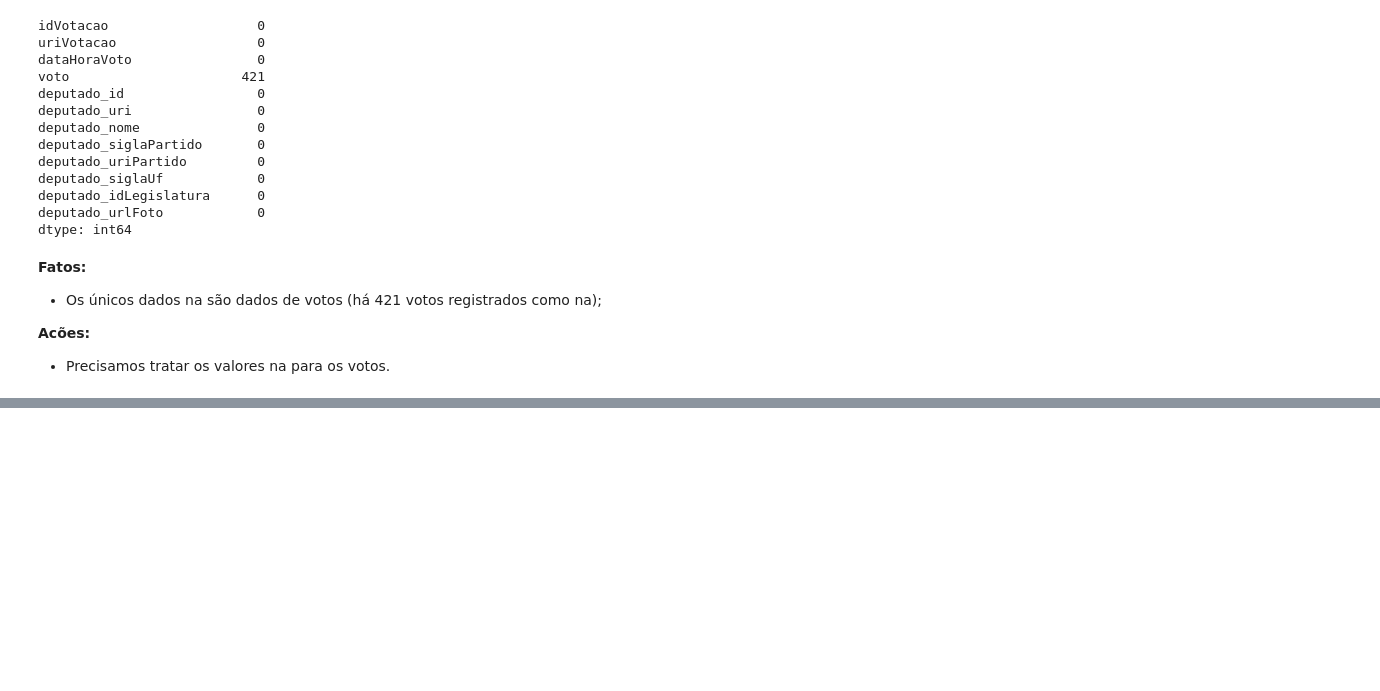
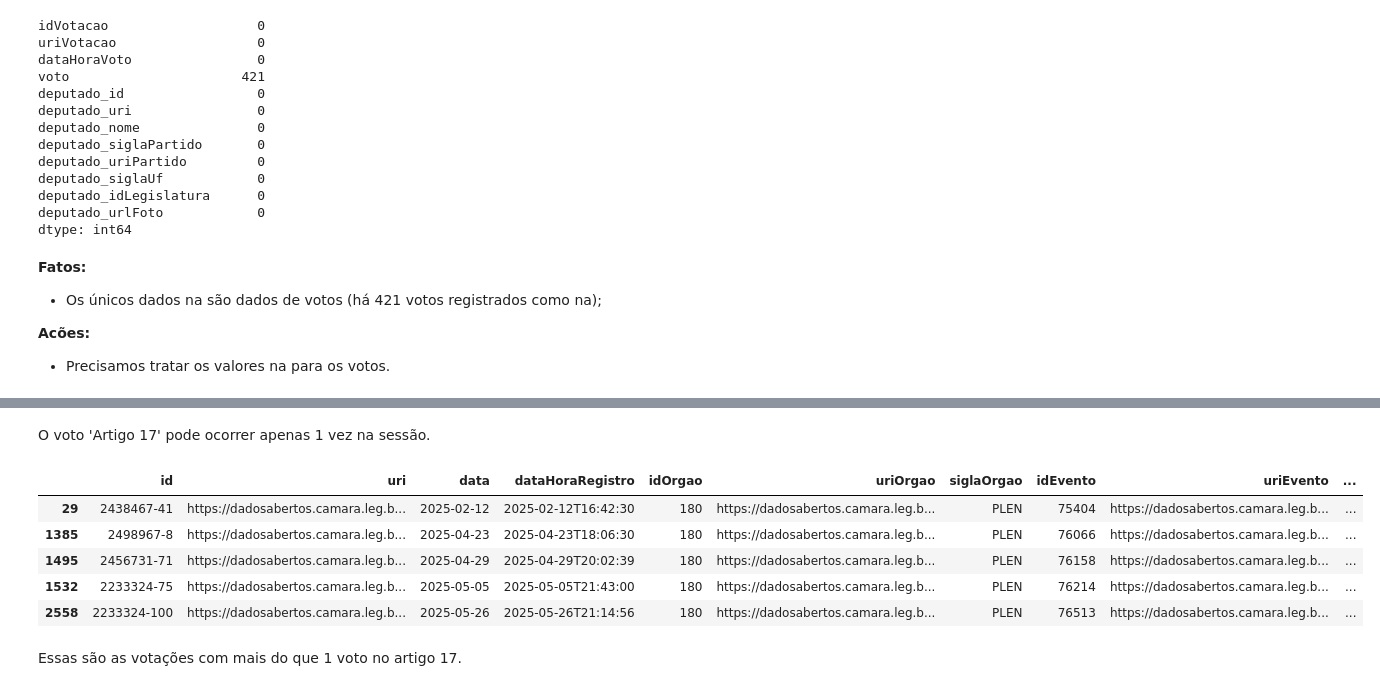
Before and after one commit to brucelucien/2026-02-ppgi-ia-trabalho-final, a Jupyter notebook: codigo/etapa_02_entendimento_dos_dados.ipynb, the cells around one changed output, grey strips where cells are left out. Cells and saved outputs as stored; diff of their text form; code cells hidden in the pictures; blank space fills up the shorter version.

```diff
--- a/codigo/etapa_02_entendimento_dos_dados.ipynb
+++ b/codigo/etapa_02_entendimento_dos_dados.ipynb
@@ -159,0 +308,19 @@ dtype: int64
+# %% [markdown]
+O voto 'Artigo 17' pode ocorrer apenas 1 vez na sessão.
+# %%
+ids_votacoes_com_mais_de_um_voto_artigo_17 = []
+for idVotacao, votacoes in df_votos[df_votos["voto"] == "Artigo 17"].groupby(
+    "idVotacao"
+):
+    if votacoes["idVotacao"].count() > 1:
+        ids_votacoes_com_mais_de_um_voto_artigo_17.append(idVotacao)
+df_votacoes[df_votacoes["id"].isin(ids_votacoes_com_mais_de_um_voto_artigo_17)].head(5)
+# %% [output]
+|  | id | uri | data | dataHoraRegistro | idOrgao | uriOrgao | siglaOrgao | idEvento | uriEvento | ... |
+| 29 | 2438467-41 | https://dadosabertos.camara.leg.b... | 2025-02-12 | 2025-02-12T16:42:30 | 180 | https://dadosabertos.camara.leg.b... | PLEN | 75404 | https://dadosabertos.camara.leg.b... | ... |
+| 1385 | 2498967-8 | https://dadosabertos.camara.leg.b... | 2025-04-23 | 2025-04-23T18:06:30 | 180 | https://dadosabertos.camara.leg.b... | PLEN | 76066 | https://dadosabertos.camara.leg.b... | ... |
+| 1495 | 2456731-71 | https://dadosabertos.camara.leg.b... | 2025-04-29 | 2025-04-29T20:02:39 | 180 | https://dadosabertos.camara.leg.b... | PLEN | 76158 | https://dadosabertos.camara.leg.b... | ... |
+| 1532 | 2233324-75 | https://dadosabertos.camara.leg.b... | 2025-05-05 | 2025-05-05T21:43:00 | 180 | https://dadosabertos.camara.leg.b... | PLEN | 76214 | https://dadosabertos.camara.leg.b... | ... |
+| 2558 | 2233324-100 | https://dadosabertos.camara.leg.b... | 2025-05-26 | 2025-05-26T21:14:56 | 180 | https://dadosabertos.camara.leg.b... | PLEN | 76513 | https://dadosabertos.camara.leg.b... | ... |
+# %% [markdown]
+Essas são as votações com mais do que 1 voto no artigo 17.
```
Also changed, not shown: parts of 37 cells of this notebook, 3 other files.
